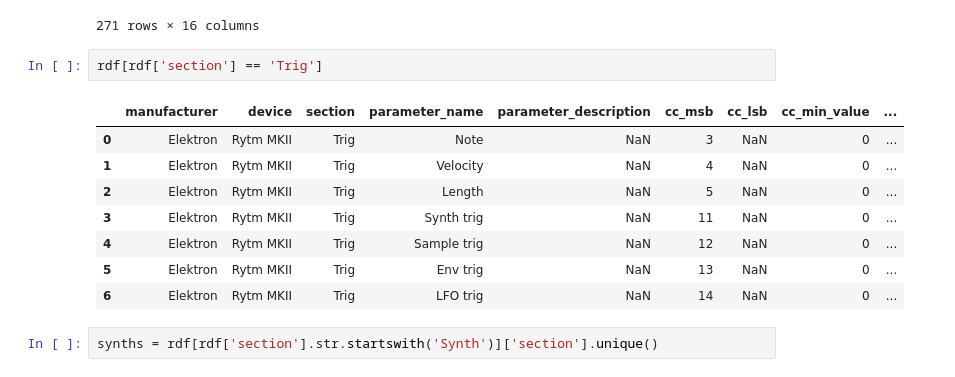
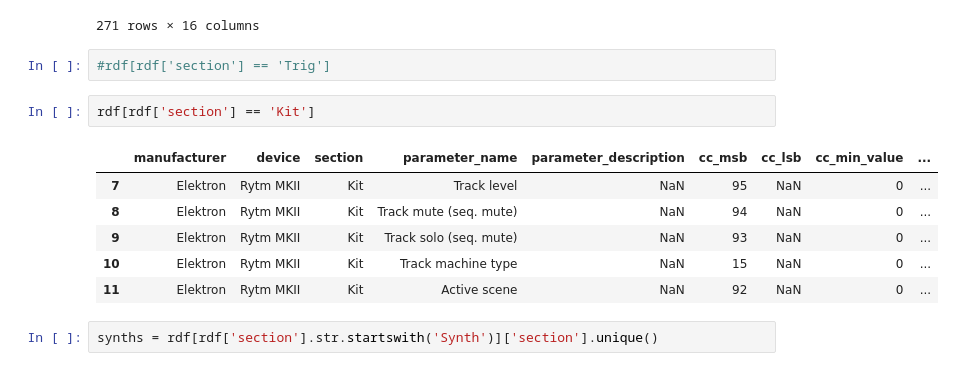
Before and after one commit to michaelappuhn/genetic_synth, a Jupyter notebook: midi_analog.ipynb, the cells around one changed output. Saved outputs shown, nothing was run; the diff lists cells and outputs as text.

```diff
--- a/midi_analog.ipynb
+++ b/midi_analog.ipynb
@@ -27,16 +27,16 @@ rdf
 | 270 | Elektron | Rytm MKII | Synth, impulse | Polarity | NaN | 19 | NaN | 0 | ... |
 271 rows × 16 columns
 # %%
-rdf[rdf['section'] == 'Trig']
+#rdf[rdf['section'] == 'Trig']
-# %% [output]
-|  | manufacturer | device | section | parameter_name | parameter_description | cc_msb | cc_lsb | cc_min_value | ... |
-| 0 | Elektron | Rytm MKII | Trig | Note | NaN | 3 | NaN | 0 | ... |
-| 1 | Elektron | Rytm MKII | Trig | Velocity | NaN | 4 | NaN | 0 | ... |
-| 2 | Elektron | Rytm MKII | Trig | Length | NaN | 5 | NaN | 0 | ... |
-| 3 | Elektron | Rytm MKII | Trig | Synth trig | NaN | 11 | NaN | 0 | ... |
-| 4 | Elektron | Rytm MKII | Trig | Sample trig | NaN | 12 | NaN | 0 | ... |
-| 5 | Elektron | Rytm MKII | Trig | Env trig | NaN | 13 | NaN | 0 | ... |
-| 6 | Elektron | Rytm MKII | Trig | LFO trig | NaN | 14 | NaN | 0 | ... |
+# %%
+rdf[rdf['section'] == 'Kit']
+# %% [output]
+|  | manufacturer | device | section | parameter_name | parameter_description | cc_msb | cc_lsb | cc_min_value | ... |
+| 7 | Elektron | Rytm MKII | Kit | Track level | NaN | 95 | NaN | 0 | ... |
+| 8 | Elektron | Rytm MKII | Kit | Track mute (seq. mute) | NaN | 94 | NaN | 0 | ... |
+| 9 | Elektron | Rytm MKII | Kit | Track solo (seq. mute) | NaN | 93 | NaN | 0 | ... |
+| 10 | Elektron | Rytm MKII | Kit | Track machine type | NaN | 15 | NaN | 0 | ... |
+| 11 | Elektron | Rytm MKII | Kit | Active scene | NaN | 92 | NaN | 0 | ... |
 # %%
 synths = rdf[rdf['section'].str.startswith('Synth')]['section'].unique()
 # %%
```
Also changed, not shown: parts of 5 cells of this notebook, 2 other files.
